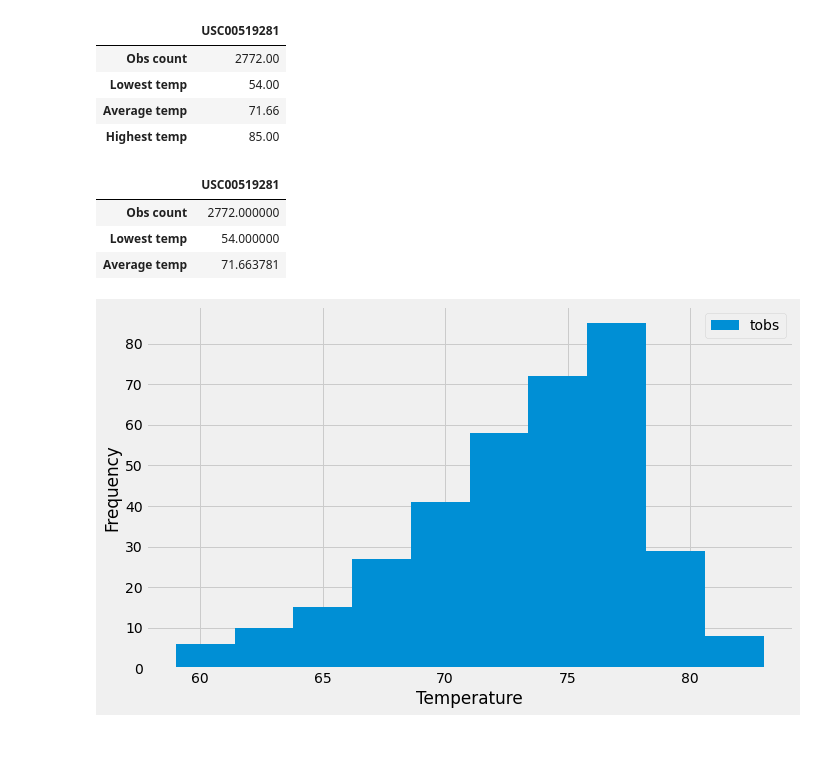
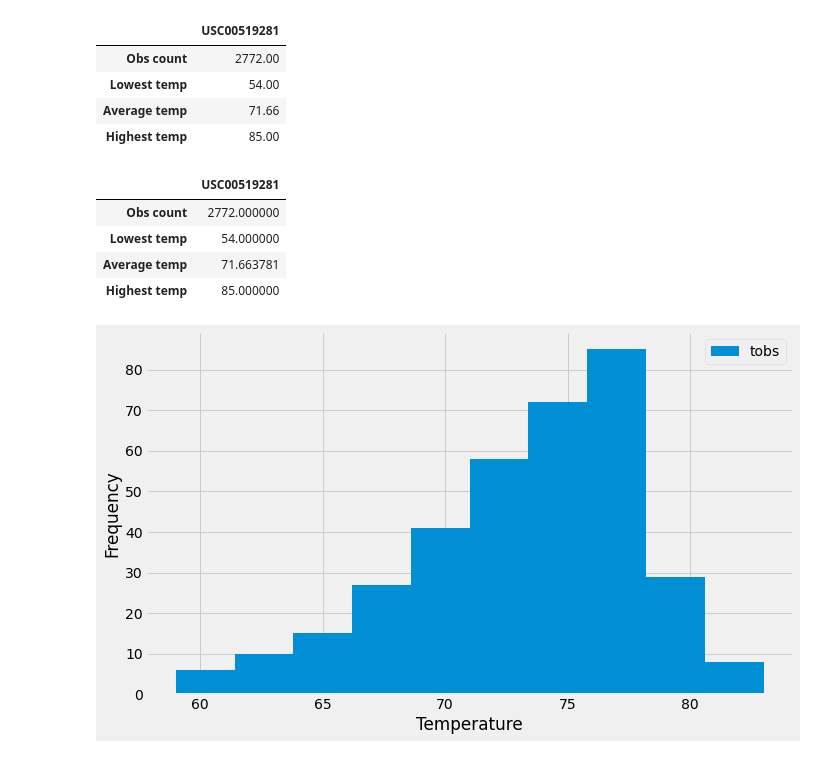
Before and after one commit to i-am-phoenix/rice-btcmp-hw10-sqlalchemy-challenge, a Jupyter notebook: climate_starter.ipynb, the cells around one changed output. Drawn from its saved outputs; the diff is of its cells as text; code cells hidden in the pictures.

Commit message:
rounded up temperature stats

```diff
--- a/climate_starter.ipynb
+++ b/climate_starter.ipynb
@@ -168,22 +168,25 @@ pd.DataFrame(station_stats_py.loc[most_active_station])
 # %%
 # Using the station id from the previous query, calculate the lowest temperature recorded,
 # highest temperature recorded, and average temperature of the most active station?
 # -------- sqlalchemy implementation
 station_stats_sql = station_stats
 station_stats_sql=station_stats.rename(columns={"tobs":"Obs count"})
-station_stats_sql['Lowest temp']=session.query(func.min(measurement.tobs)).\
+station_stats_sql['Lowest temp']=round(session.query(func.min(measurement.tobs)).\
                                                 filter(measurement.station == most_active_station).\
-                                                all()[0][0]
-station_stats_sql['Average temp']=session.query(func.avg(measurement.tobs)).\
+                                                all()[0][0],2)
+station_stats_sql['Average temp']=round(session.query(func.avg(measurement.tobs)).\
                                                 filter(measurement.station == most_active_station).\
-                                                all()[0][0]
-# station_stats_sql['Highest temp']=station_df.groupby('station').max()
+                                                all()[0][0],2)
+station_stats_sql['Highest temp']=round(session.query(func.max(measurement.tobs)).\
+                                                filter(measurement.station == most_active_station).\
+                                                all()[0][0], 2)
 pd.DataFrame(station_stats_sql.loc[most_active_station])
 # %% [output]
 |  | USC00519281 |
 | Obs count | 2772.000000 |
 | Lowest temp | 54.000000 |
 | Average temp | 71.663781 |
+| Highest temp | 85.000000 |
 # %%
 # Choose the station with the highest number of temperature observations.
 # Query the last 12 months of temperature observation data for this station and plot the results as a histogram
```
